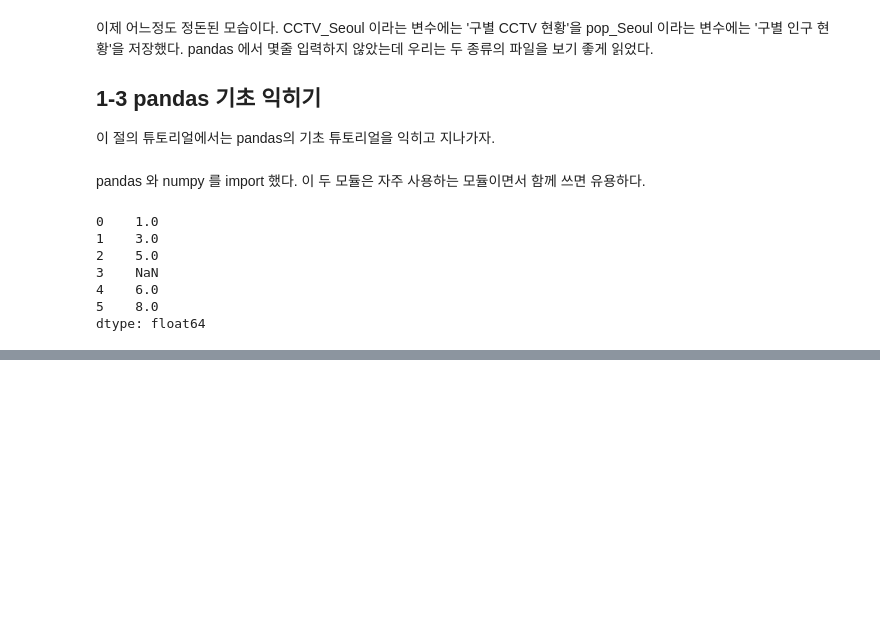
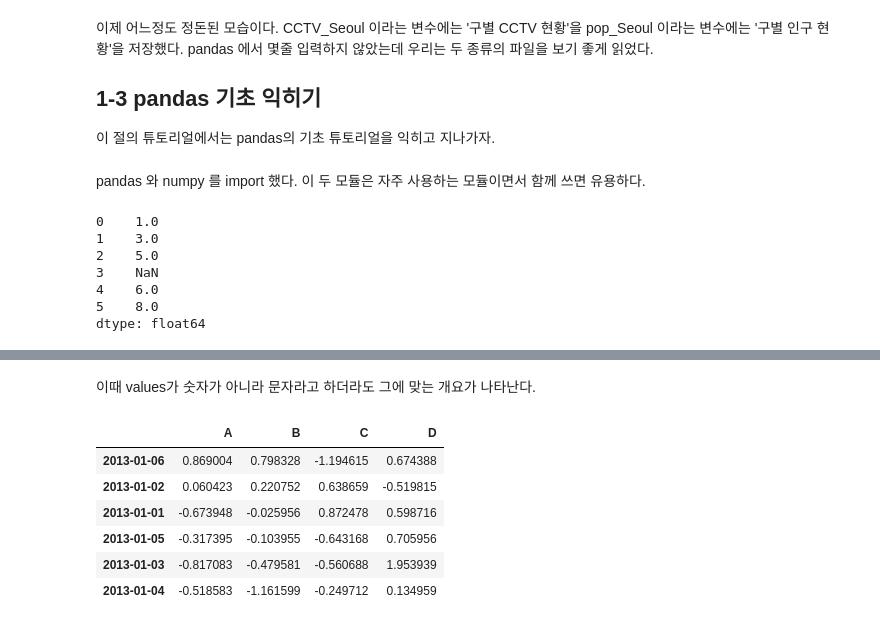
Before and after one commit to jaeyoon89/python_datascience_study, a Jupyter notebook: ch1_analysis_CCTV_Seoul_#1.ipynb, the cells around one changed output, grey strips where cells are left out. Cells and saved outputs as stored; diff of their text form; code cells hidden in the pictures; blank space fills up the shorter version.

```diff
--- a/ch1_analysis_CCTV_Seoul_#1.ipynb
+++ b/ch1_analysis_CCTV_Seoul_#1.ipynb
@@ -123,0 +210,12 @@ dtype: float64
+# %% [markdown]
+이때 values가 숫자가 아니라 문자라고 하더라도 그에 맞는 개요가 나타난다.
+# %%
+df.sort_values(by='B', ascending=False)
+# %% [output]
+|  | A | B | C | D |
+| 2013-01-06 | 0.869004 | 0.798328 | -1.194615 | 0.674388 |
+| 2013-01-02 | 0.060423 | 0.220752 | 0.638659 | -0.519815 |
+| 2013-01-01 | -0.673948 | -0.025956 | 0.872478 | 0.598716 |
+| 2013-01-05 | -0.317395 | -0.103955 | -0.643168 | 0.705956 |
+| 2013-01-03 | -0.817083 | -0.479581 | -0.560688 | 1.953939 |
+| 2013-01-04 | -0.518583 | -1.161599 | -0.249712 | 0.134959 |
```
Also changed, not shown: parts of 59 cells of this notebook.
